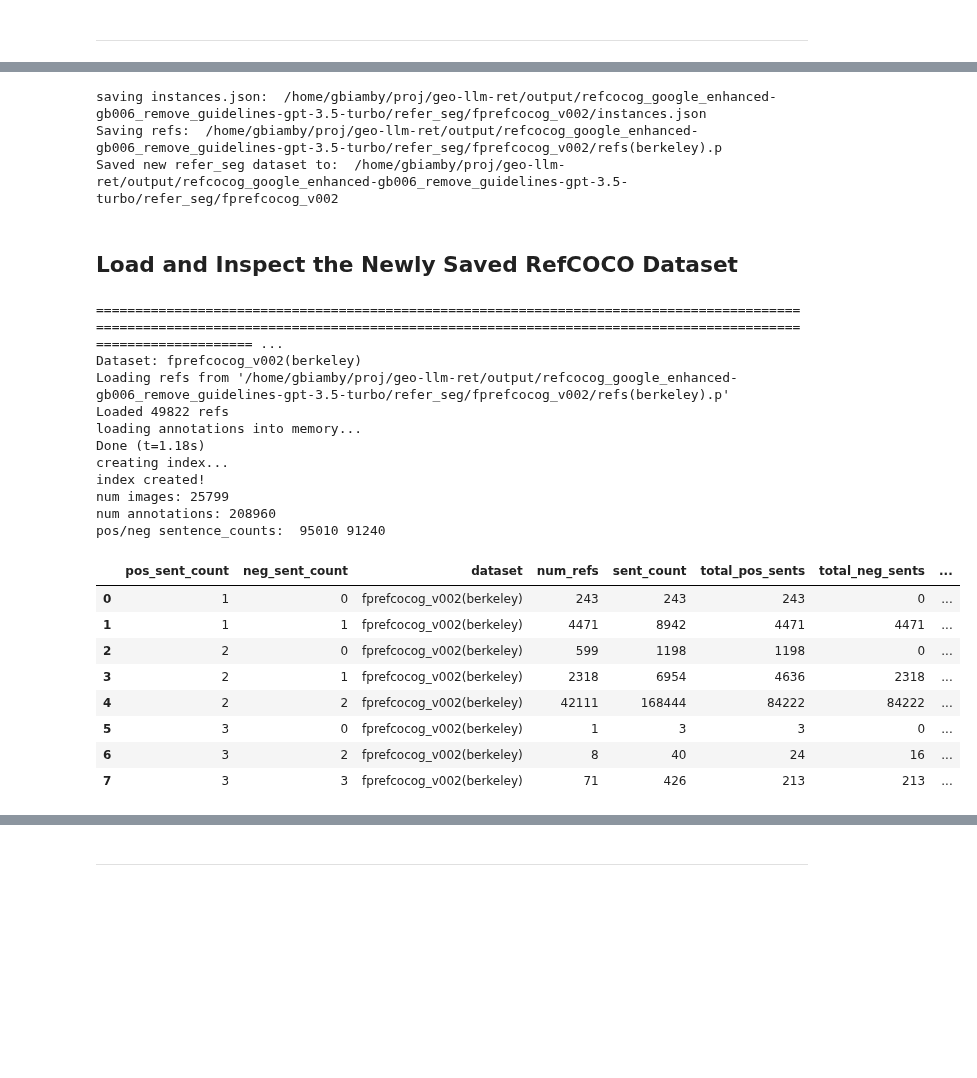
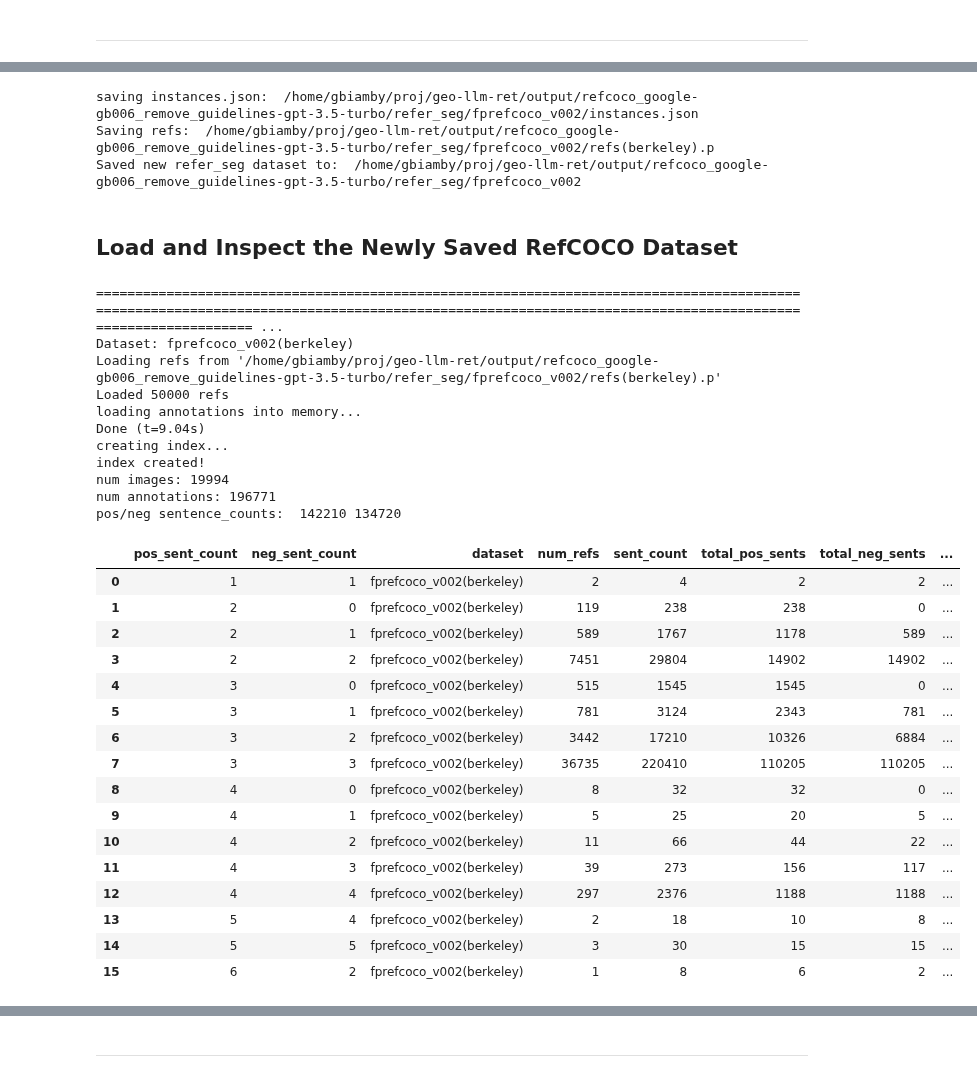
Before and after one commit to GiscardBiamby/cocobetter, a Jupyter notebook: PythonAPI/notebooks/ref_correct/neg_refcoco_v002.ipynb, the cells around one changed output, grey strips where cells are left out. Saved outputs shown, nothing was run; the diff lists cells and outputs as text; code cells hidden in the pictures; blank space fills up the shorter version.

Commit message:
Saving progress -- generated fprefcoco and fprefcoco+

```diff
--- a/PythonAPI/notebooks/ref_correct/neg_refcoco_v002.ipynb
+++ b/PythonAPI/notebooks/ref_correct/neg_refcoco_v002.ipynb
@@ -727,8 +709,8 @@ def tag_fp_sentences(
             "spcy_LEM": [word.lemma_ for word in doc],
             "spcy_TAG": [word.tag_ for word in doc],
             "spcy_IS_STOP": [word.is_stop for word in doc],
-            "spcy_ENTS": [ent.as_doc() for ent in doc.ents],
-            "spcy_NOUN_CHUNKS": [str(nc) for nc in doc.noun_chunks],
+            "spcy_ENTS": [str(ent).strip() for ent in doc.ents],
+            "spcy_NOUN_CHUNKS": [str(nc).strip() for nc in doc.noun_chunks],
             # "spcy_DOC": doc, # this takes up way too much space 2.7G vs 115MB
         }
         fp_sent_dict["main_subject"] = get_main_subject(fp_sent_dict)
@@ -827,6 +809,11 @@ def match_sentences(
 
 
 def match_fp_with_gt(fp_sent_dicts: list[dict], doc_to_image: list[int], refcoco: COCO):
+    """
+    Return a copy of the refcoco object where the false premise sentences in
+    fp_sent_dicts are added to the refcoco.imgs.refs["sentences"] lists. The
+    fp sentence are mapped to their ground truth sentences
+    """
     DEBUG = True
     refcoco = deepcopy(refcoco)
     gt_flat = get_gt_sentences_flat(refcoco)
@@ -1217,13 +1225,23 @@ with pd.option_context(
 # %%
 def scrub(refcoco: COCO):
     refcoco = deepcopy(refcoco)
-    for ref_id, ref in refcoco.refs.items():
+    total_sents = 0
+    total_sents_kept = 0
+    for ref_id, ref in tqdm(list(refcoco.refs.items()), total=len(refcoco.refs)):
+        sentences_new = []
+        total_sents += len(ref["sentences"])
         for s in ref["sentences"]:
             if "is_false_premise" not in s:
                 s["is_false_premise"] = False
             s["exist"] = not s["is_false_premise"]
-            if not s["change_type"]:
-                s["change_type"]
+            if s["is_false_premise"] and (s["sent"] == s["gt_sent"]):
+                continue
+            # if not s["change_type"]:
+            #     s["change_type"]
+            sentences_new.append(s)
+        total_sents_kept += len(sentences_new)
+        ref["sentences"] = sentences_new
+    print(f"total_sents: {total_sents}, total_kept: {total_sents_kept}")
     return refcoco
 
 
@@ -1269,12 +1289,12 @@ def make_new_dataset(refcoco: COCO, save_dir: Path, dataset_name: str, split_by:
 
 
 new_ds_path = make_new_dataset(
-    refcoco_new, api_results_dir, "fprefcocog_v002", "berkeley"
+    refcoco_new_scrubbed, api_results_dir, "fprefcoco_v002", "berkeley"
 )
 # %% [output]
-saving instances.json:  /home/gbiamby/proj/geo-llm-ret/output/refcocog_google_enhanced-gb006_remove_guidelines-gpt-3.5-turbo/refer_seg/fprefcocog_v002/instances.json
-Saving refs:  /home/gbiamby/proj/geo-llm-ret/output/refcocog_google_enhanced-gb006_remove_guidelines-gpt-3.5-turbo/refer_seg/fprefcocog_v002/refs(berkeley).p
-Saved new refer_seg dataset to:  /home/gbiamby/proj/geo-llm-ret/output/refcocog_google_enhanced-gb006_remove_guidelines-gpt-3.5-turbo/refer_seg/fprefcocog_v002
+saving instances.json:  /home/gbiamby/proj/geo-llm-ret/output/refcoco_google-gb006_remove_guidelines-gpt-3.5-turbo/refer_seg/fprefcoco_v002/instances.json
+Saving refs:  /home/gbiamby/proj/geo-llm-ret/output/refcoco_google-gb006_remove_guidelines-gpt-3.5-turbo/refer_seg/fprefcoco_v002/refs(berkeley).p
+Saved new refer_seg dataset to:  /home/gbiamby/proj/geo-llm-ret/output/refcoco_google-gb006_remove_guidelines-gpt-3.5-turbo/refer_seg/fprefcoco_v002
 # %% [markdown]
 ## Load and Inspect the Newly Saved RefCOCO Dataset
 # %%
@@ -1286,6 +1306,7 @@ VALID_SPLITS = {
     "refcoco": ["google"],
     "refcoco+": ["unc"],
     "refcocog": ["google", "umd"],
+    "fprefcoco_v002": ["berkeley"],
     "fprefcocog_v002": ["berkeley"],
 }
 
@@ -1302,46 +1323,54 @@ def build_refcoco(refseg_path: Path, dataset_name: str, split_by: str = None) ->
         dataset_name=dataset_name,
         split_by=split_by,
     )
     return coco
 
 
 df_aggs = []
-for ds_name in ["fprefcocog_v002"]:
+for ds_name in ["fprefcoco_v002"]:
     print("\n\n")
     print("=" * 220)
     print(f"Dataset: {ds_name}(berkeley)")
     coconegref_stats = CocoClassDistHelper(
         new_ds_path.parent,
         is_ref_dataset=True,
         dataset_name=ds_name,
         split_by="berkeley",
     )
     df_refcoco, df_refcoco_agg = coconegref_stats.get_ref_stats()
     df_aggs.append(df_refcoco_agg)
 
 
 df_aggs = pd.concat(df_aggs)
 
 
 display(df_aggs)
 # %% [output]
 ======================================================================================================================================================================================================== ...
-Dataset: fprefcocog_v002(berkeley)
-Loading refs from '/home/gbiamby/proj/geo-llm-ret/output/refcocog_google_enhanced-gb006_remove_guidelines-gpt-3.5-turbo/refer_seg/fprefcocog_v002/refs(berkeley).p'
-Loaded 49822 refs
+Dataset: fprefcoco_v002(berkeley)
+Loading refs from '/home/gbiamby/proj/geo-llm-ret/output/refcoco_google-gb006_remove_guidelines-gpt-3.5-turbo/refer_seg/fprefcoco_v002/refs(berkeley).p'
+Loaded 50000 refs
 loading annotations into memory...
-Done (t=1.18s)
+Done (t=9.04s)
 creating index...
 index created!
-num images: 25799
-num annotations: 208960
-pos/neg sentence_counts:  95010 91240
+num images: 19994
+num annotations: 196771
+pos/neg sentence_counts:  142210 134720
 |  | pos_sent_count | neg_sent_count | dataset | num_refs | sent_count | total_pos_sents | total_neg_sents | ... |
-| 0 | 1 | 0 | fprefcocog_v002(berkeley) | 243 | 243 | 243 | 0 | ... |
-| 1 | 1 | 1 | fprefcocog_v002(berkeley) | 4471 | 8942 | 4471 | 4471 | ... |
-| 2 | 2 | 0 | fprefcocog_v002(berkeley) | 599 | 1198 | 1198 | 0 | ... |
-| 3 | 2 | 1 | fprefcocog_v002(berkeley) | 2318 | 6954 | 4636 | 2318 | ... |
-| 4 | 2 | 2 | fprefcocog_v002(berkeley) | 42111 | 168444 | 84222 | 84222 | ... |
-| 5 | 3 | 0 | fprefcocog_v002(berkeley) | 1 | 3 | 3 | 0 | ... |
-| 6 | 3 | 2 | fprefcocog_v002(berkeley) | 8 | 40 | 24 | 16 | ... |
-| 7 | 3 | 3 | fprefcocog_v002(berkeley) | 71 | 426 | 213 | 213 | ... |
+| 0 | 1 | 1 | fprefcoco_v002(berkeley) | 2 | 4 | 2 | 2 | ... |
+| 1 | 2 | 0 | fprefcoco_v002(berkeley) | 119 | 238 | 238 | 0 | ... |
+| 2 | 2 | 1 | fprefcoco_v002(berkeley) | 589 | 1767 | 1178 | 589 | ... |
+| 3 | 2 | 2 | fprefcoco_v002(berkeley) | 7451 | 29804 | 14902 | 14902 | ... |
+| 4 | 3 | 0 | fprefcoco_v002(berkeley) | 515 | 1545 | 1545 | 0 | ... |
+| 5 | 3 | 1 | fprefcoco_v002(berkeley) | 781 | 3124 | 2343 | 781 | ... |
+| 6 | 3 | 2 | fprefcoco_v002(berkeley) | 3442 | 17210 | 10326 | 6884 | ... |
+| 7 | 3 | 3 | fprefcoco_v002(berkeley) | 36735 | 220410 | 110205 | 110205 | ... |
+| 8 | 4 | 0 | fprefcoco_v002(berkeley) | 8 | 32 | 32 | 0 | ... |
+| 9 | 4 | 1 | fprefcoco_v002(berkeley) | 5 | 25 | 20 | 5 | ... |
+| 10 | 4 | 2 | fprefcoco_v002(berkeley) | 11 | 66 | 44 | 22 | ... |
+| 11 | 4 | 3 | fprefcoco_v002(berkeley) | 39 | 273 | 156 | 117 | ... |
+| 12 | 4 | 4 | fprefcoco_v002(berkeley) | 297 | 2376 | 1188 | 1188 | ... |
+| 13 | 5 | 4 | fprefcoco_v002(berkeley) | 2 | 18 | 10 | 8 | ... |
+| 14 | 5 | 5 | fprefcoco_v002(berkeley) | 3 | 30 | 15 | 15 | ... |
+| 15 | 6 | 2 | fprefcoco_v002(berkeley) | 1 | 8 | 6 | 2 | ... |
```
Also changed, not shown: parts of 42 cells of this notebook.
